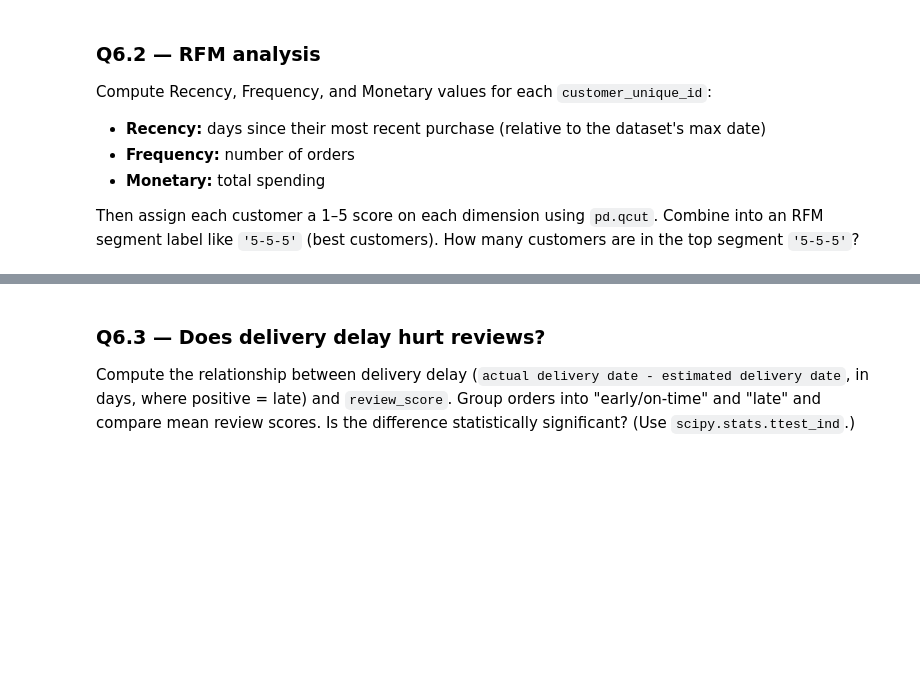
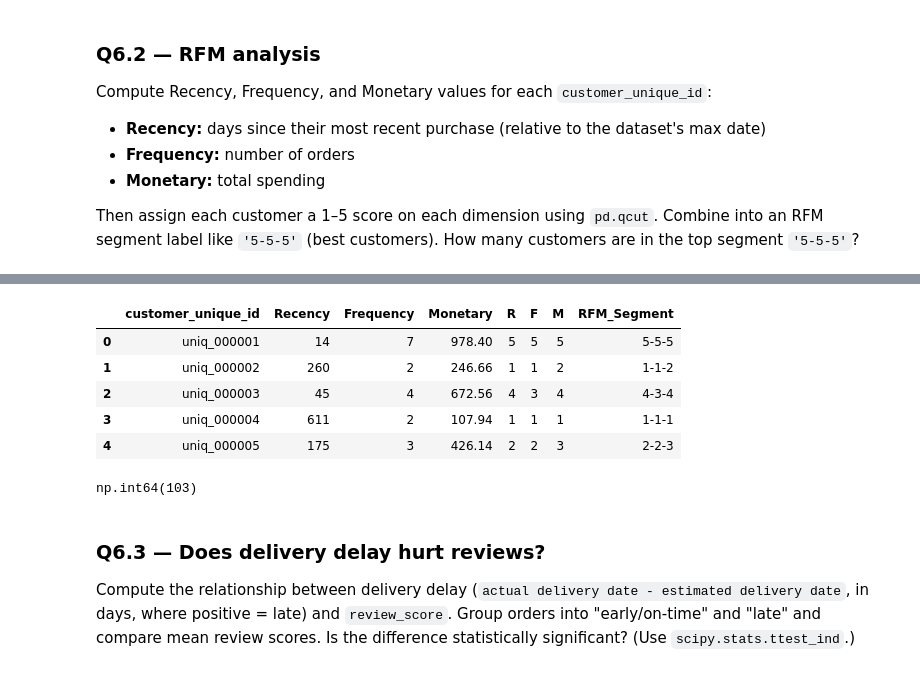
Before and after one commit to SumanSudo/DSML, a Jupyter notebook: Day4/Assignment/Pandas_Sales_Assignment.ipynb, the cells around one changed output, grey strips where cells are left out. Saved outputs shown, nothing was run; the diff lists cells and outputs as text; code cells hidden in the pictures; blank space fills up the shorter version.

```diff
--- a/Day4/Assignment/Pandas_Sales_Assignment.ipynb
+++ b/Day4/Assignment/Pandas_Sales_Assignment.ipynb
@@ -1636,0 +1638,24 @@ Number of customers in top '5-5-5' segment: 103
+# %%
+rfm["R"] = pd.qcut(
+    rfm["Recency"].rank(method="first"),
+    q=5,
+    labels=[5, 4, 3, 2, 1]
+).astype(str)
+# %%
+rfm["F"] = pd.qcut(
+    rfm["Frequency"].rank(method="first"),
+    q=5,
+    labels=[1, 2, 3, 4, 5]
+).astype(str)
+# %%
+rfm["M"] = pd.qcut(
+    rfm["Monetary"].rank(method="first"),
+    q=5,
+    labels=[1, 2, 3, 4, 5]
+).astype(str)
+# %%
+rfm["RFM_Segment"] = (
+    rfm["R"] + "-" +
+    rfm["F"] + "-" +
+    rfm["M"]
+)
@@ -1637,3 +1664,16 @@ Number of customers in top '5-5-5' segment: 103
+# %%
+rfm.head()
+# %% [output]
+|  | customer_unique_id | Recency | Frequency | Monetary | R | F | M | RFM_Segment |
+| 0 | uniq_000001 | 14 | 7 | 978.40 | 5 | 5 | 5 | 5-5-5 |
+| 1 | uniq_000002 | 260 | 2 | 246.66 | 1 | 1 | 2 | 1-1-2 |
+| 2 | uniq_000003 | 45 | 4 | 672.56 | 4 | 3 | 4 | 4-3-4 |
+| 3 | uniq_000004 | 611 | 2 | 107.94 | 1 | 1 | 1 | 1-1-1 |
+| 4 | uniq_000005 | 175 | 3 | 426.14 | 2 | 2 | 3 | 2-2-3 |
+# %%
+top_segment
+# %% [output]
+np.int64(103)
 # %% [markdown]
 ### Q6.3 — Does delivery delay hurt reviews?
 Compute the relationship between delivery delay (`actual delivery date - estimated delivery date`, in days, where positive = late) and `review_score`. Group orders into "early/on-time" and "late" and compare mean review scores. Is the difference statistically significant? (Use `scipy.stats.ttest_ind`.)
```
Also changed, not shown: parts of 11 cells of this notebook.
